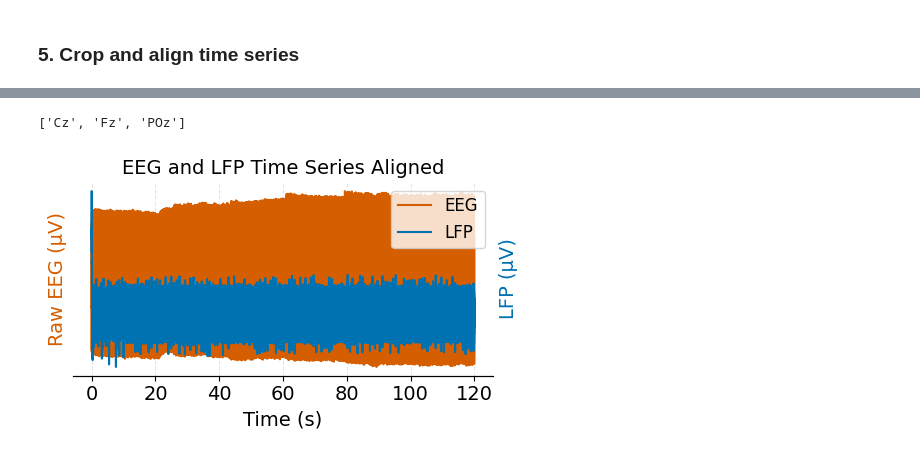
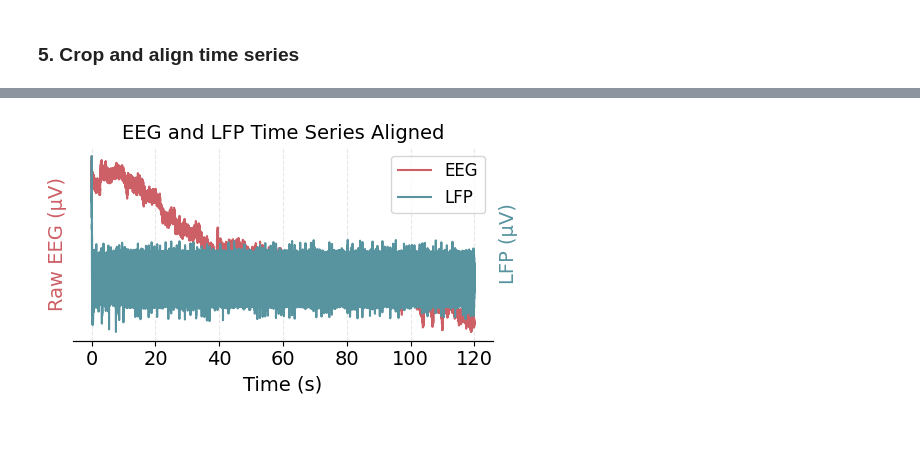
Before and after one commit to lenasalz/dbs-eeg-sync, a Jupyter notebook: notebooks/publication_figures.ipynb, the cells around one changed output, grey strips where cells are left out. Cells and saved outputs as stored; diff of their text form; code cells hidden in the pictures.

```diff
--- a/notebooks/publication_figures.ipynb
+++ b/notebooks/publication_figures.ipynb
@@ -576,15 +522,15 @@ dbs_times = np.linspace(0, 1.0, len(dbs_artifact))
 fig, ax1 = plt.subplots(figsize=(5, 3))
 
 # EEG power on primary y-axis
-eeg_line, = ax1.plot(eeg_times_artifact, eeg_power_artifact, color='#D55E00', label='EEG Power')
-ax1.set_ylabel('EEG Power (μV²/Hz)', fontsize=14, color='#D55E00')
+eeg_line, = ax1.plot(eeg_times_artifact, eeg_power_artifact, color=EEG_COLOR, label='EEG Power')
+ax1.set_ylabel('EEG Power (μV²/Hz)', fontsize=14, color=EEG_COLOR)
 ax1.set_xlabel('Time (s)', fontsize=14)
 ax1.set_title(f'Zoom in Artifact EEG Power and LFP', fontsize=16)
 
 # DBS LFP on secondary y-axis
 ax2 = ax1.twinx()
-dbs_line, = ax2.plot(dbs_times, dbs_artifact, color='#0072B2', label='LFP')
-ax2.set_ylabel('LFP (μV)', fontsize=14, color='#0072B2')
+dbs_line, = ax2.plot(dbs_times, dbs_artifact, color=DBS_COLOR, label='LFP')
+ax2.set_ylabel('LFP (μV)', fontsize=14, color=DBS_COLOR)
 ax2.set_yticks([])
 
 # Vertical line for sync artifact
@@ -636,5 +564,0 @@ Please close the overlay plot to continue.
-# %%
-# list eeg channel names
-eeg_data_ch_selected.ch_names
-# %% [output]
-['Cz', 'Fz', 'POz']
@@ -641,43 +569,61 @@ eeg_data_ch_selected.ch_names
+# %%
+# crop data at sync
+
+cropped_eeg, cropped_dbs = cut_data_at_sync(
+    eeg_raw=eeg_data_ch_selected,
+    dbs_df=dbs_data,
+    eeg_sync_idx=int(eeg_sync_idx),
+    dbs_sync_idx=int(dbs_peak_idx)
+)
+# synchronize data
+synchronized_eeg, synchronized_dbs = synchronize_data(
+    cropped_eeg, cropped_dbs,
+    resample_data=True,
+    save_dir=None,          # or "outputs/plots" if you want the overlay figure saved
+    sub_id=sub_id, block=block,
+)
+# %%
+# get the best_channel from the synchronized_eeg
+synchronized_eeg_1ch = synchronized_eeg.get_data(picks=[best_channel])[0]
 # %%
 # plot the synchronized data up until 120 seconds
-
-synchonized_eeg_1ch_cropped = synchonized_eeg.get_data()[2][0:120*250]
-synced_eeg_times = np.arange(len(synchonized_eeg_1ch_cropped)) / 250
-synchonized_dbs_cropped = synchronized_dbs["TimeDomainData"][0:120*250]
+synchronized_eeg_1ch_cropped = synchronized_eeg_1ch[0:120*dbs_fs]
+synced_eeg_times = np.arange(len(synchronized_eeg_1ch_cropped)) / dbs_fs
+synchronized_dbs_cropped = synchronized_dbs["TimeDomainData"][0:120*dbs_fs]
 # %%
 fig, ax1 = plt.subplots(figsize=(5, 3))
 
 # EEG signal
-eeg_line, = ax1.plot(synced_eeg_times, synchonized_eeg_1ch_cropped, color='#D55E00', label='EEG')
-ax1.set_ylabel('Raw EEG (μV)', fontsize=14, color='#D55E00')
+eeg_line, = ax1.plot(synced_eeg_times, synchronized_eeg_1ch_cropped, color=EEG_COLOR, label='EEG')
+ax1.set_ylabel('Raw EEG (μV)', fontsize=14, color=EEG_COLOR)
 ax1.set_xlabel('Time (s)', fontsize=14)
 ax1.set_title(f'EEG and LFP Time Series Aligned', fontsize=14)
 
 # DBS signal
 ax2 = ax1.twinx()
-dbs_line, = ax2.plot(synced_eeg_times, synchonized_dbs_cropped, color='#0072B2', label='LFP')
-ax2.set_ylabel('LFP (μV)', fontsize=14, color='#0072B2')
+dbs_line, = ax2.plot(synced_eeg_times, synchronized_dbs_cropped, color=DBS_COLOR, label='LFP')
+ax2.set_ylabel('LFP (μV)', fontsize=14, color=DBS_COLOR)
 
 # Clean spines and ticks
 for ax in [ax1, ax2]:
     for spine in ['top', 'right', 'left']:
         ax.spines[spine].set_visible(False)
     ax.set_yticks([])
 
 ax1.grid(True, linestyle="--", alpha=0.3)
 
 # xticks fontsize 14
 ax1.tick_params(axis='x', labelsize=14)
 
 # Combine legends
 lines = [eeg_line, dbs_line]
 labels = [line.get_label() for line in lines]
 ax1.legend(lines, labels, loc='upper right', fontsize=12)
 
 plt.tight_layout()
 
 # save plot as pdf in outputs/plots
 plt.savefig(f"outputs/plots/fig3g_eeg_dbs_final.pdf")
 plt.show()
 # %% [output]
-[figure, old version]
+[figure, new version]
```
Also changed, not shown: parts of 19 cells of this notebook.
